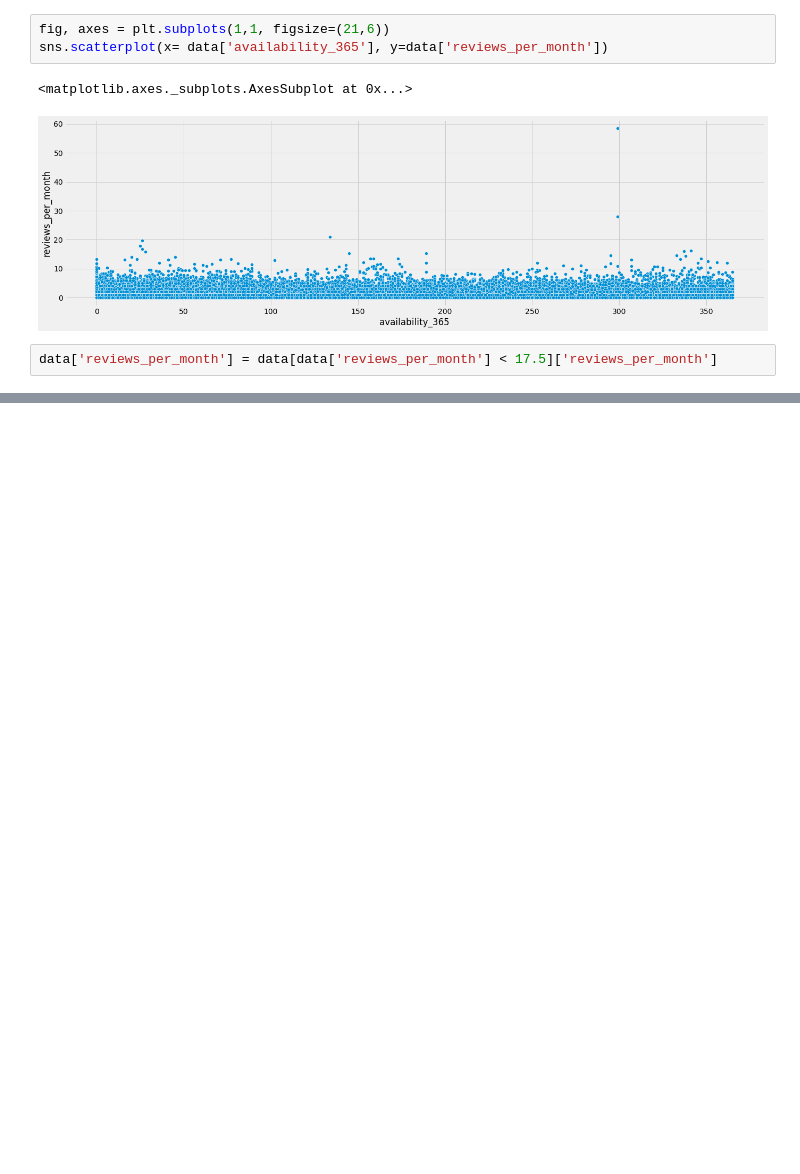
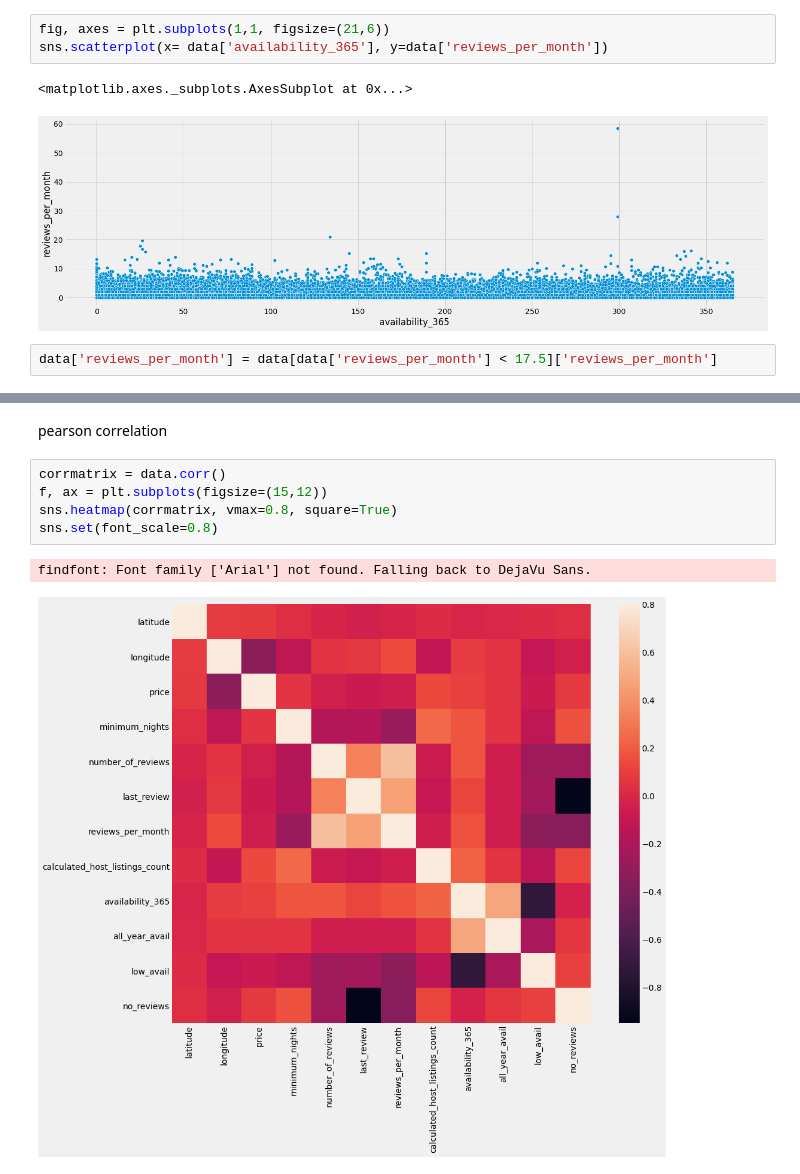
Before and after one commit to gauriverma19/NYC_AIRBNB_PRICE_PREDICTION, a Jupyter notebook: airbnb2.ipynb, the cells around one changed output, grey strips where cells are left out. Cells and saved outputs as stored; diff of their text form; blank space fills up the shorter version.

```diff
--- a/airbnb2.ipynb
+++ b/airbnb2.ipynb
@@ -280,0 +295,10 @@ check
+# %% [markdown]
+pearson correlation
+# %%
+corrmatrix = data.corr()
+f, ax = plt.subplots(figsize=(15,12))
+sns.heatmap(corrmatrix, vmax=0.8, square=True)
+sns.set(font_scale=0.8)
+# %% [output]
+findfont: Font family ['Arial'] not found. Falling back to DejaVu Sans.
+[figure, added]
```
Also changed, not shown: parts of 19 cells of this notebook.
